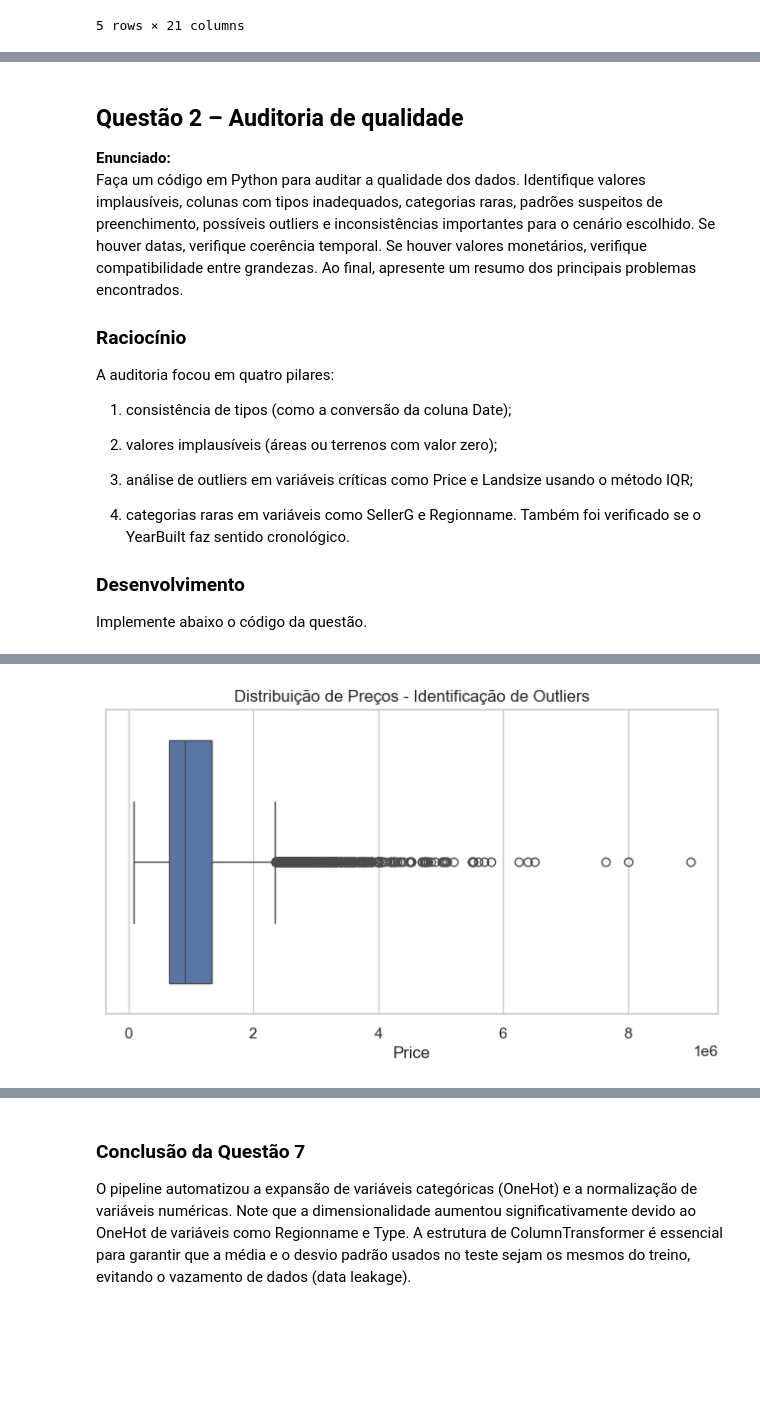
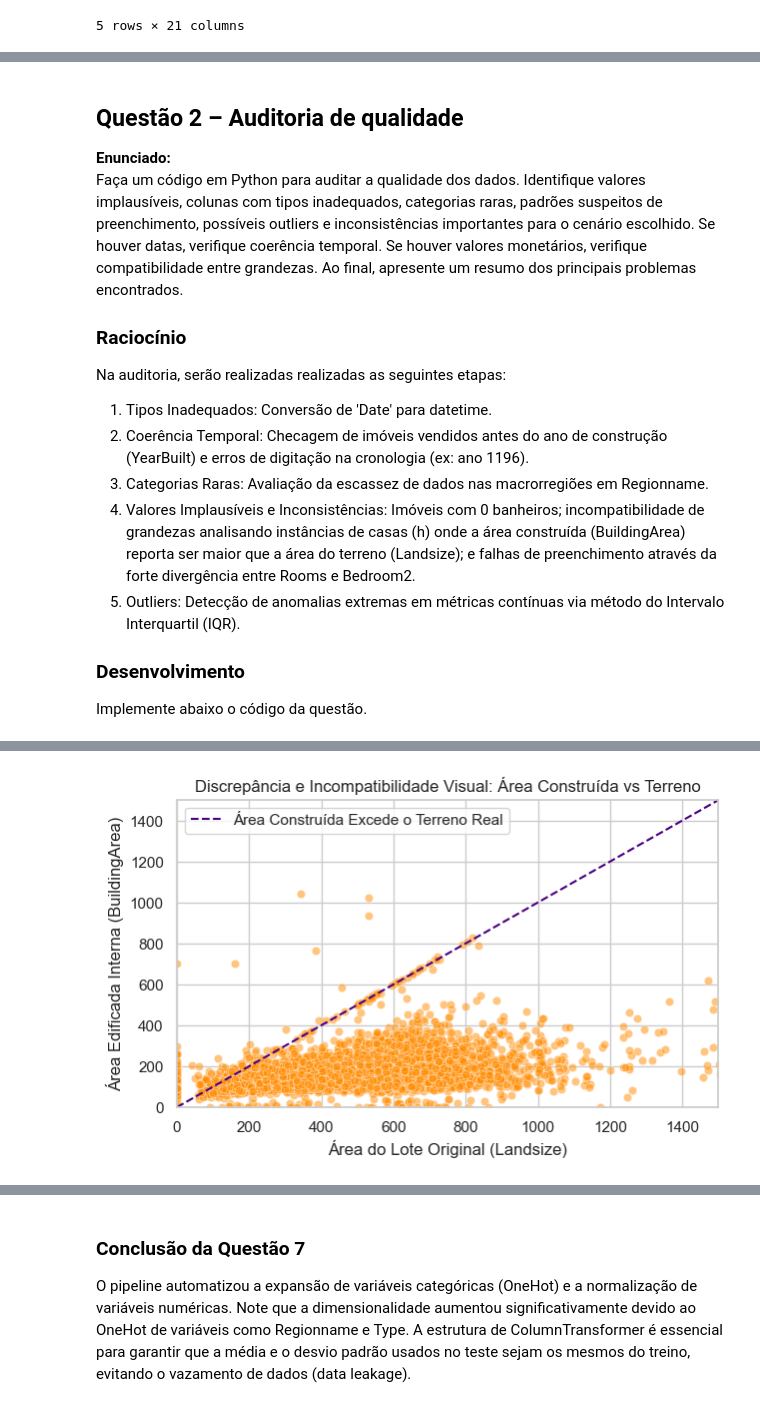
Before and after one commit to Kcodesufal/data-science-2026, a Jupyter notebook: lista 1/Lista 1.ipynb, the cells around one changed output, grey strips where cells are left out. Saved outputs shown, nothing was run; the diff lists cells and outputs as text; code cells hidden in the pictures; blank space fills up the shorter version.

```diff
--- a/lista 1/Lista 1.ipynb
+++ b/lista 1/Lista 1.ipynb
@@ -141,33 +137,52 @@ A base possui 13.580 registros e 21 colunas. Identificamos lacunas significativa
 Faça um código em Python para auditar a qualidade dos dados. Identifique valores implausíveis, colunas com tipos inadequados, categorias raras, padrões suspeitos de preenchimento, possíveis outliers e inconsistências importantes para o cenário escolhido. Se houver datas, verifique coerência temporal. Se houver valores monetários, verifique compatibilidade entre grandezas. Ao final, apresente um resumo dos principais problemas encontrados.
 
 ### Raciocínio
-A auditoria focou em quatro pilares:
-
-1) consistência de tipos (como a conversão da coluna Date);
-
-2) valores implausíveis (áreas ou terrenos com valor zero);
-
-3) análise de outliers em variáveis críticas como Price e Landsize usando o método IQR;
-
-4) categorias raras em variáveis como SellerG e Regionname. Também foi verificado se o YearBuilt faz sentido cronológico.
+Na auditoria, serão realizadas realizadas as seguintes etapas:
+1) Tipos Inadequados: Conversão de 'Date' para datetime.
+2) Coerência Temporal: Checagem de imóveis vendidos antes do ano de construção (YearBuilt) e erros de digitação na cronologia (ex: ano 1196).
+3) Categorias Raras: Avaliação da escassez de dados nas macrorregiões em Regionname.
+4) Valores Implausíveis e Inconsistências: Imóveis com 0 banheiros; incompatibilidade de grandezas analisando instâncias de casas (h) onde a área construída (BuildingArea) reporta ser maior que a área do terreno (Landsize); e falhas de preenchimento através da forte divergência entre Rooms e Bedroom2.
+5) Outliers: Detecção de anomalias extremas em métricas contínuas via método do Intervalo Interquartil (IQR).
 
 ### Desenvolvimento
 Implemente abaixo o código da questão.
 # %%
-# Conversão e verificação de Datas
+# 1. Tipologia e Conversões
 df['Date'] = pd.to_datetime(df['Date'], dayfirst=True)
-print(f"Intervalo temporal: {df['Date'].min()} até {df['Date'].max()}")
+print(f"--- 1. Tipos e Coerência Temporal ---")
+print(f"Intervalo temporal de vendas: {df['Date'].min().date()} até {df['Date'].max().date()}")
 
-# Verificação de valores implausíveis (Áreas e Preços)
+# Coerência temporal entre venda e construção
+venda_antes_const = df[df['Date'].dt.year < df['YearBuilt']].shape[0]
+ano_minimo = df['YearBuilt'].min()
+print(f"Imóveis vendidos antes da construção: {venda_antes_const} casos")
+print(f"Data de construção mínima suspeita: {ano_minimo} (identifica possível erro de digitação)")
+
+# 2. Categorias Raras
+print(f"\n--- 2. Categorias Raras ---")
+print(f"Regiões com amostragem minoritária e rara:")
+print(df['Regionname'].value_counts().tail(3))
+
+# 3. Padrões Suspeitos, Inconsistências e Compatibilidade de Grandezas
+print(f"\n--- 3. Inconsistências, Preenchimento e Grandezas ---")
+banheiros_zero = df[df['Bathroom'] == 0].shape[0]
+print(f"Imóveis com 0 banheiros cadastrados: {banheiros_zero} casos")
+
+casos_area = df[(df['Type'] == 'h') & (df['BuildingArea'] > df['Landsize']) & (df['Landsize'] > 0)].shape[0]
+print(f"Casos incompatíveis (Área Construída > Área de Terreno) em Tipologia de Casas ('h'): {casos_area} casos")
+
+diff_quartos = df[df['Rooms'] != df['Bedroom2']].shape[0]
+print(f"Padrão suspeito (Inconsistência entre colunas Rooms e Bedroom2): {diff_quartos} casos divergem")
+
+# 4. Valores Implausíveis e Outliers (Distribuição Spacial/Monetária)
+print(f"\n--- 4. Valores Implausíveis e Limites IQR ---")
 implausiveis = {
     'Landsize_Zero': (df['Landsize'] == 0).sum(),
-    'BuildingArea_Zero': (df['BuildingArea'] == 0).sum(),
-    'Price_Invalido': (df['Price'] <= 0).sum(),
-    'YearBuilt_Futuro': (df['YearBuilt'] > 2026).sum()
+    'BuildingArea_Zero': (df['BuildingArea'] == 0).sum()
 }
+print(f"Dimensões e grandezas nulas identificadas: {implausiveis}")
 
-# Detecção de Outliers (IQR) para Price e Landsize
-def detect_outliers(data, column):
+def detect_outliers_iqr(data, column):
     Q1 = data[column].quantile(0.25)
     Q3 = data[column].quantile(0.75)
     IQR = Q3 - Q1
@@ -175,18 +190,20 @@ def detect_outliers(data, column):
     return (data[column] > limite_sup).sum()
 
 outliers_count = {
-    'Price': detect_outliers(df, 'Price'),
-    'Landsize': detect_outliers(df, 'Landsize'),
-    'Rooms': (df['Rooms'] > 6).sum()
+    'Price (> Q3 + 1.5*IQR)': detect_outliers_iqr(df, 'Price'),
+    'Landsize (> Q3 + 1.5*IQR)': detect_outliers_iqr(df, 'Landsize')
 }
+print(f"Contagem de Outliers Extremos de Dispersões (IQR): {outliers_count}")
 
-print("\n--- Resumo de Problemas de Qualidade ---")
-print("Valores implausíveis:", implausiveis)
-print("Outliers detectados:", outliers_count)
-
-# Visualização rápida de Outliers de Preço (Optei pelo boxplot)
-plt.figure(figsize=(8, 4))
-sns.boxplot(x=df['Price'])
-plt.title('Distribuição de Preços - Identificação de Outliers')
+# Visualização Estrutural da Discrepância das Áreas Geográficas
+plt.figure(figsize=(7, 4))
+sns.scatterplot(data=df[df['Type']=='h'], x='Landsize', y='BuildingArea', alpha=0.5, color='darkorange')
+plt.title('Discrepância e Incompatibilidade Visual: Área Construída vs Terreno')
+plt.xlim(0, 1500)
+plt.ylim(0, 1500)
+plt.plot([0, 1500], [0, 1500], color='indigo', linestyle='--', label='Área Construída Excede o Terreno Real')
+plt.xlabel('Área do Lote Original (Landsize)')
+plt.ylabel('Área Edificada Interna (BuildingArea)')
+plt.legend()
 plt.show()
 # %% [output]
@@ -198,3 +227,3 @@ Outliers detectados: {'Price': np.int64(612), 'Landsize': np.int64(368), 'Rooms'
-[figure, old version]
+[figure, new version]
 # %% [markdown]
 ### Conclusão da Questão 2
```
Also changed, not shown: parts of 27 cells of this notebook.
